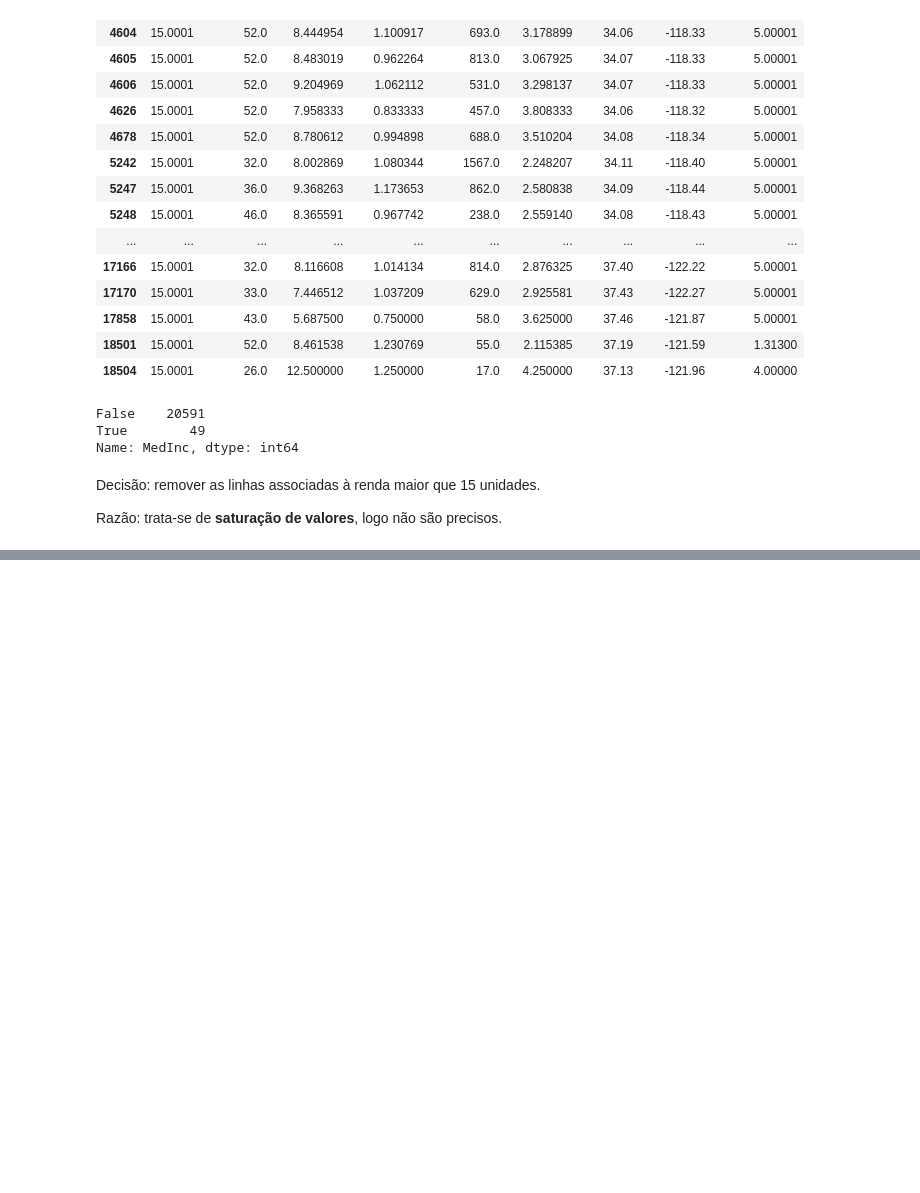
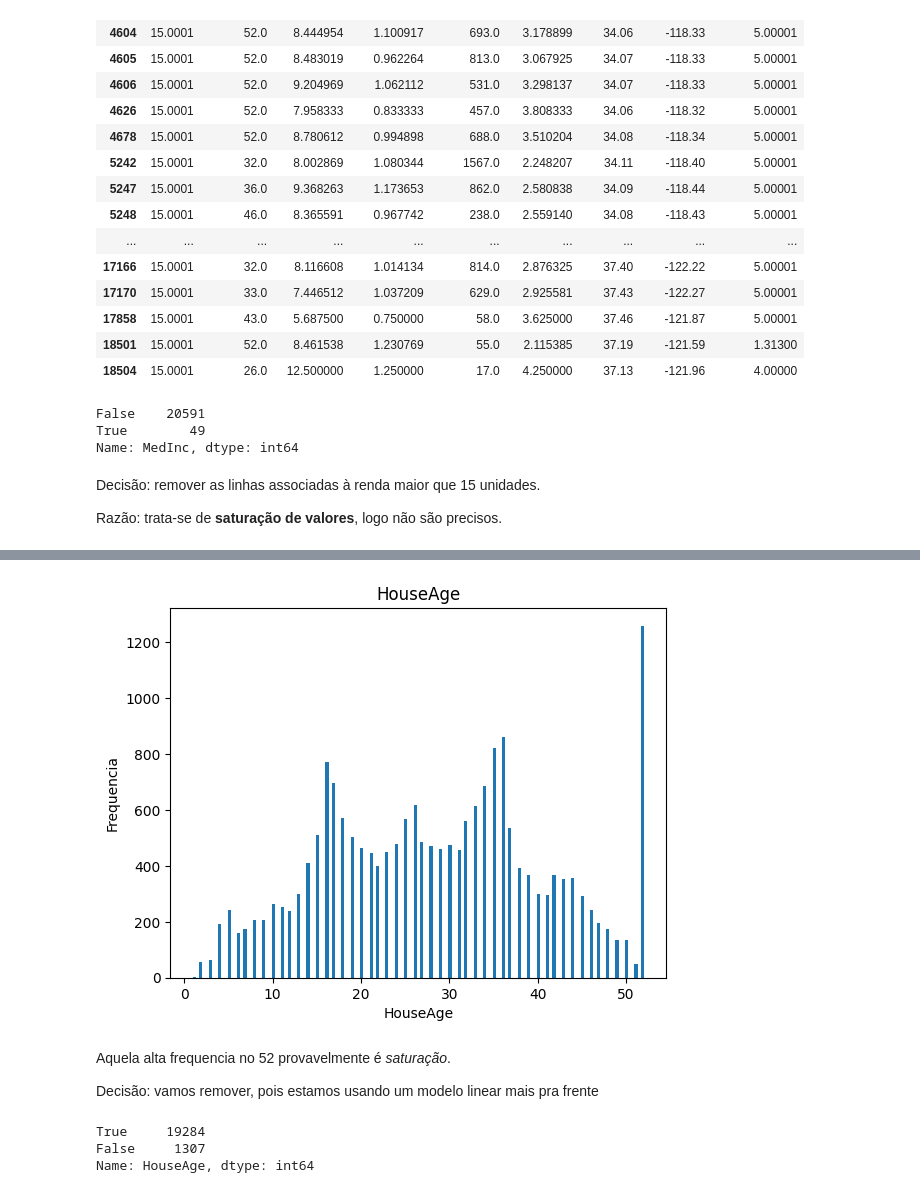
Before and after one commit to FabioAyresInsper/california, a Jupyter notebook: notebooks/california.ipynb, the cells around one changed output, grey strips where cells are left out. Drawn from its saved outputs; the diff is of its cells as text; code cells hidden in the pictures; blank space fills up the shorter version.

```diff
--- a/notebooks/california.ipynb
+++ b/notebooks/california.ipynb
@@ -148,0 +176,15 @@ Razão: trata-se de **saturação de valores**, logo não são precisos.
+# %%
+plot_column(df, 'HouseAge')
+# %% [output]
+[figure, added]
+# %% [markdown]
+Aquela alta frequencia no 52 provavelmente é *saturação*.
+
+Decisão: vamos remover, pois estamos usando um modelo linear mais pra frente
+# %%
+linhas_normais = df['HouseAge'] <= 50
+linhas_normais.value_counts()
+# %% [output]
+True     19284
+False     1307
+Name: HouseAge, dtype: int64
```
Also changed, not shown: parts of 14 cells of this notebook.
